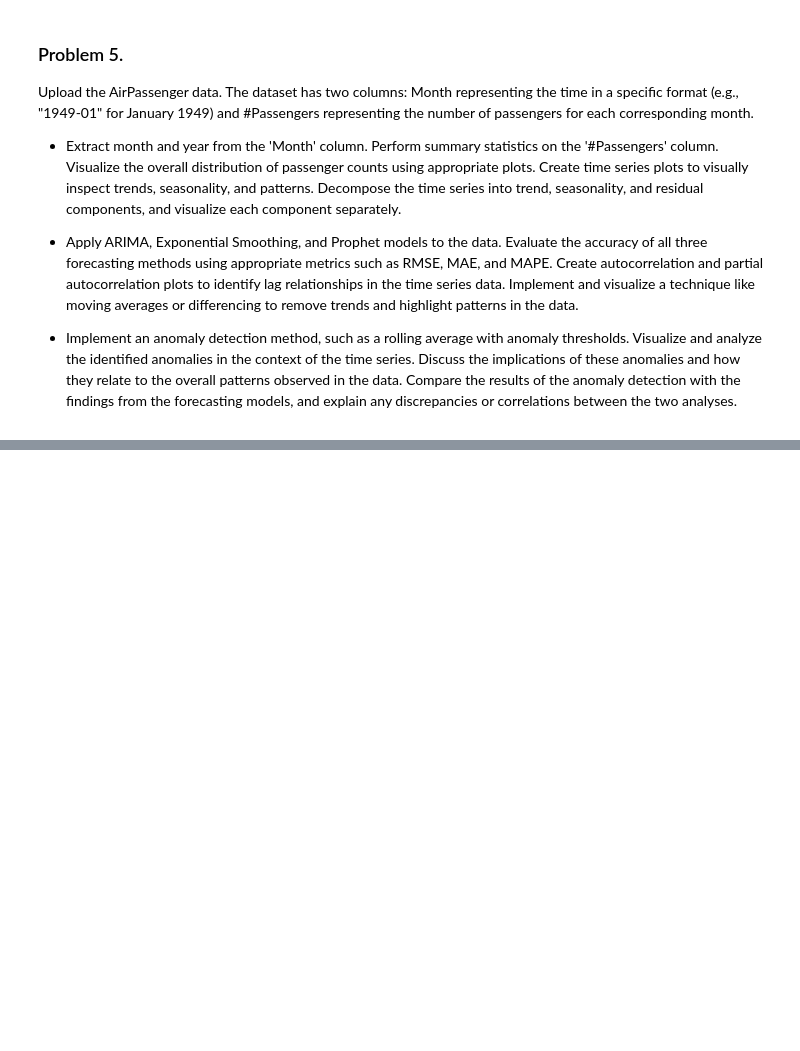
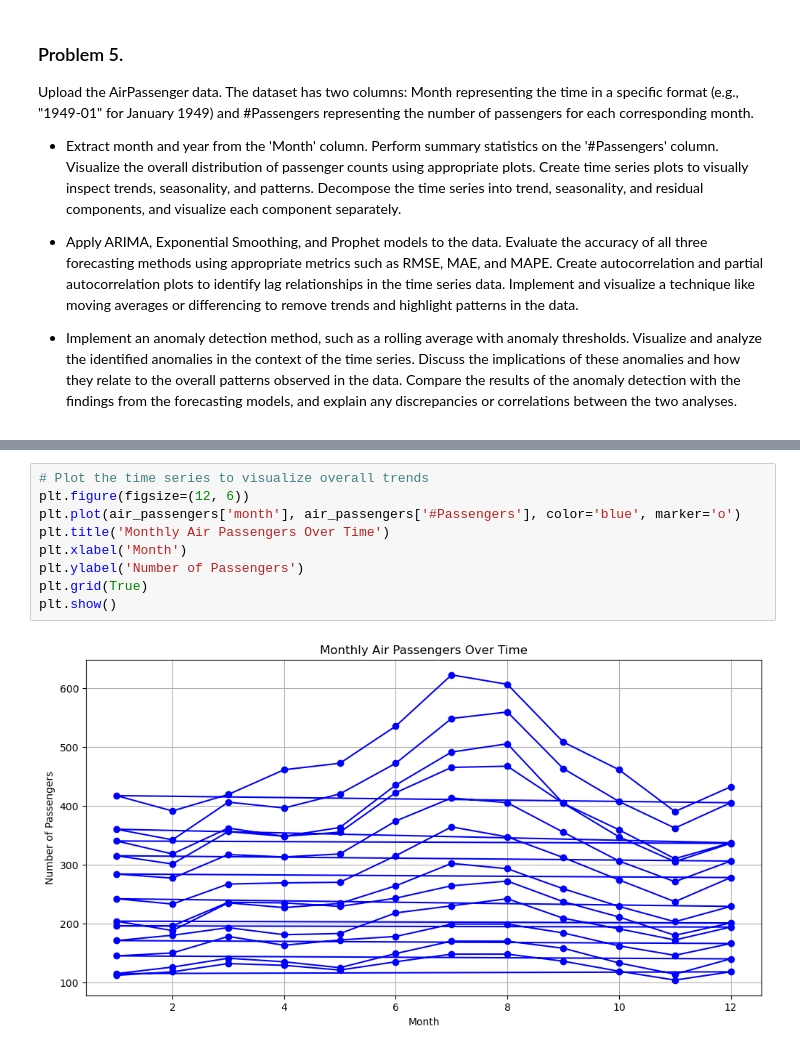
Before and after one commit to gabriel-ferreira-life/546_advanced_business_analytics, a Jupyter notebook: homework/homework_2/HW2_Solutions_2146.ipynb, the cells around one changed output, grey strips where cells are left out. Cells and saved outputs as stored; diff of their text form; blank space fills up the shorter version.

```diff
--- a/homework/homework_2/HW2_Solutions_2146.ipynb
+++ b/homework/homework_2/HW2_Solutions_2146.ipynb
@@ -2468,0 +2587,11 @@ Upload the AirPassenger data. The dataset has two columns: Month representing th
+# %%
+# Plot the time series to visualize overall trends
+plt.figure(figsize=(12, 6))
+plt.plot(air_passengers['month'], air_passengers['#Passengers'], color='blue', marker='o')
+plt.title('Monthly Air Passengers Over Time')
+plt.xlabel('Month')
+plt.ylabel('Number of Passengers')
+plt.grid(True)
+plt.show()
+# %% [output]
+[figure, added]
```
Also changed, not shown: parts of 51 cells of this notebook, 1 other file.
